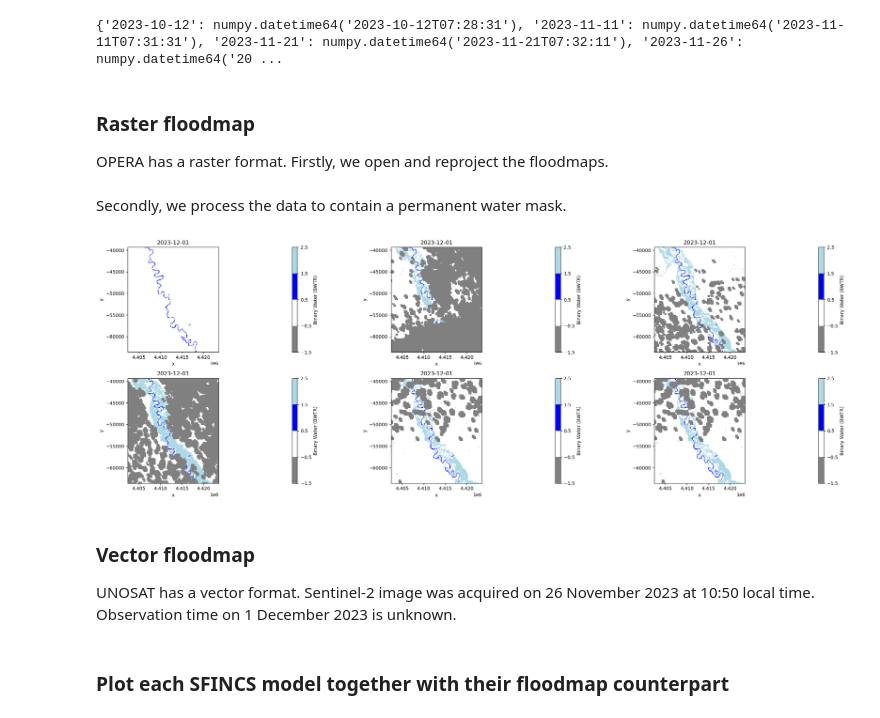
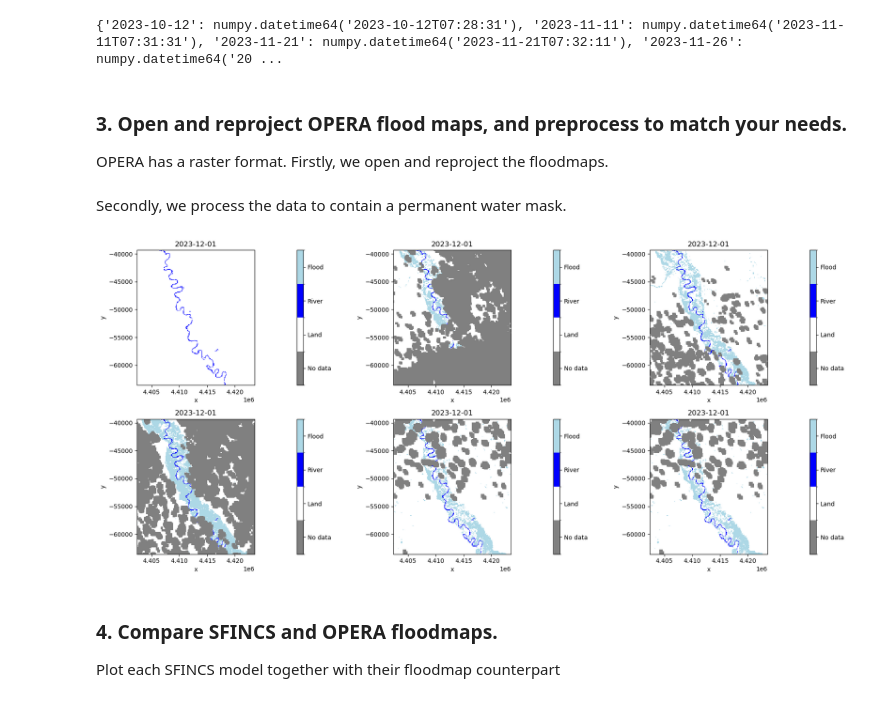
Before and after one commit to pjdebruijn2505/Git_mdp, a Jupyter notebook: SFINCS/d_preprocess_floodmaps.ipynb, the cells around one changed output. Cells and saved outputs as stored; diff of their text form; code cells hidden in the pictures.

Commit message:
Cleaned up some notebooks
Also added error functions and 1 more model.

```diff
--- a/SFINCS/d_preprocess_floodmaps.ipynb
+++ b/SFINCS/d_preprocess_floodmaps.ipynb
@@ -97,7 +108,8 @@ print(floodmap_times)
 analysis_extent_path = Path(r"data/2_floodmaps/analysis_extent_garissa.shp")
 analysis_extent = gpd.read_file(analysis_extent_path)
 # %% [markdown]
-### Raster floodmap
+### 3. Open and reproject OPERA flood maps, and preprocess to match your needs.
+
 OPERA has a raster format. Firstly, we open and reproject the floodmaps.
 # %%
 floodmaps = {}
@@ -118,28 +130,28 @@ Secondly, we process the data to contain a permanent water mask.
 # %%
 # We use the floodmap of 2023-10-12 as a reference.
 ref_map = floodmaps["2023-10-12"]
 
-fig, axs = plt.subplots(2,3, figsize=(24, 8))
+fig, axs = plt.subplots(2,3, figsize=(18, 8))
 axs=axs.ravel()
 i= 0
 for key, floodmap in floodmaps.items():
     # We convert each pixel to a corresponding flood or permanent water mask.
     mask = (floodmap == 1) & ~(ref_map == 1)
     floodmap.data[mask] = 2
 
     # We save the new raster.
     floodmap.raster.to_raster(Path(f"data/2_floodmaps/reprojected_maps/opera_{date}.tif"))
     floodmaps[date] = floodmap
 
-    floodmap.plot(ax=axs[i], cmap=cmap, norm=norm)
+    plot = floodmap.plot(ax=axs[i], cmap=cmap, norm=norm, add_colorbar=False)
+    colorbar = plt.colorbar(plot, ax=axs[i])
+    colorbar.set_ticks(ticks=[-1, 0, 1, 2], labels=["No data","Land","River","Flood"], minor=False)
+
     axs[i].set_title(date)
     axs[i].axis("scaled")
     i+=1
 
 plt.tight_layout()
 plt.show()
 # %% [output]
-[figure, old version]
+[figure, new version]
-# %% [markdown]
-### Vector floodmap
-UNOSAT has a vector format. Sentinel-2 image was acquired on 26 November 2023 at 10:50 local time. Observation time on 1 December 2023 is unknown.
@@ -167,5 +158,6 @@ UNOSAT has a vector format. Sentinel-2 image was acquired on 26 November 2023 at
 # %% [markdown]
-### Plot each SFINCS model together with their floodmap counterpart
+### 4. Compare SFINCS and OPERA floodmaps.
+Plot each SFINCS model together with their floodmap counterpart
 # %%
 threshold_depth_flood = 0.15   # m (Same as Eilander et al 2023)
 # %%
```
Also changed, not shown: parts of 10 cells of this notebook, 29 other files.
